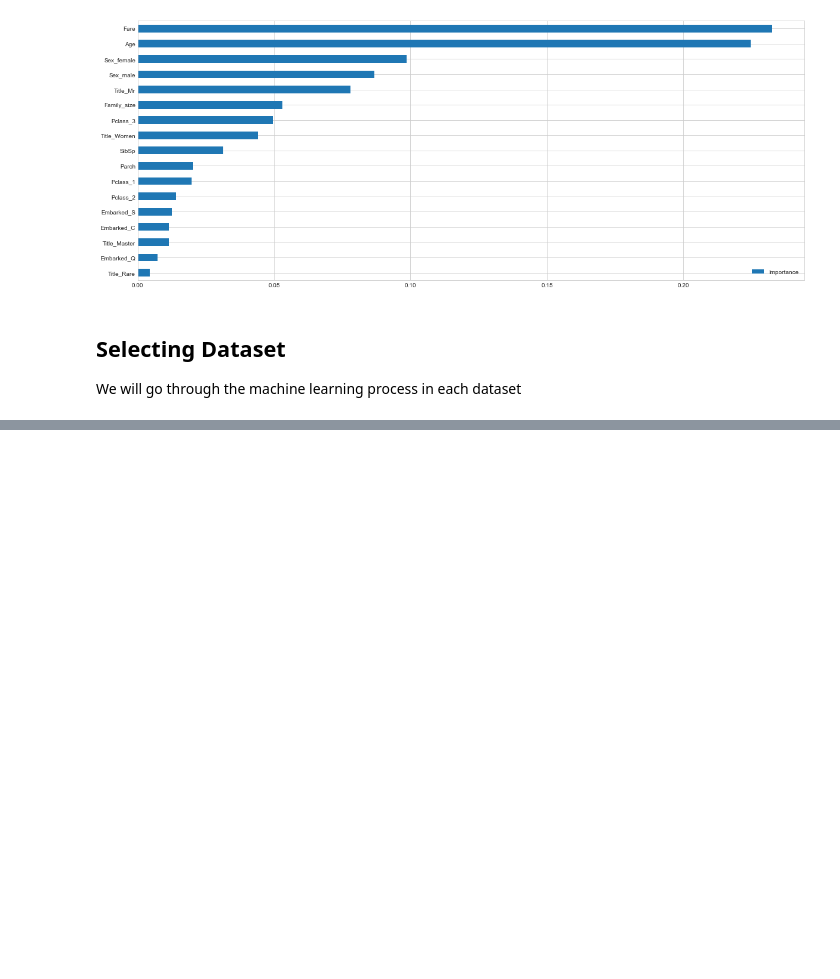
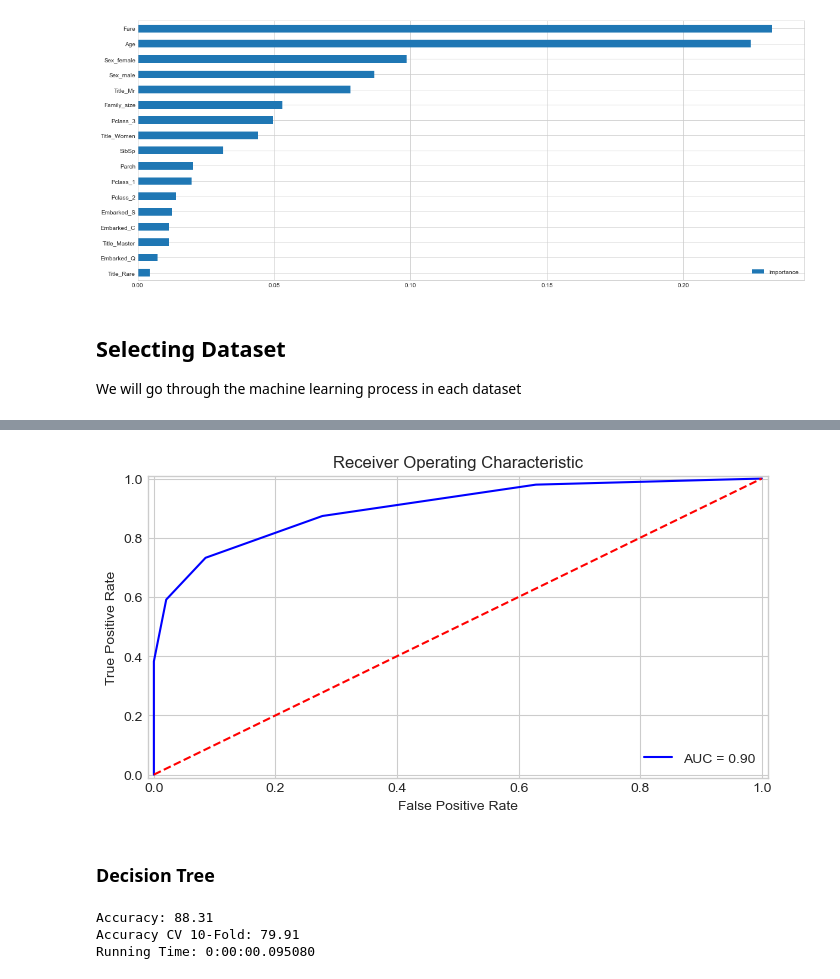
Before and after one commit to PaphobGun/ml-titanic, a Jupyter notebook: Titanic.ipynb, the cells around one changed output, grey strips where cells are left out. Saved outputs shown, nothing was run; the diff lists cells and outputs as text; code cells hidden in the pictures; blank space fills up the shorter version.

```diff
--- a/Titanic.ipynb
+++ b/Titanic.ipynb
@@ -1057,0 +1262,10 @@ selected_df.head()
+# %%
+start_time = time.time()
+train_pred_knn, acc_knn, acc_cv_knn, prob_knn = fit_ml_model(KNeighborsClassifier(n_jobs=-1),
+                                                               X_train,
+                                                               y_train,
+                                                                    10)
+knn_time = (time.time() - start_time)
+print("Accuracy: %s" % acc_knn)
+print("Accuracy CV 10-Fold: %s" % acc_cv_knn)
+print("Running Time: %s" % datetime.timedelta(seconds=knn_time))
@@ -1057,0 +1287,20 @@ selected_df.head()
+# %%
+plot_roc_curve(y_train, prob_knn)
+# %% [output]
+[figure, added]
+# %% [markdown]
+### Decision Tree
+# %%
+start_time = time.time()
+train_pred_dt, acc_dt, acc_cv_dt, prob_dt = fit_ml_model(DecisionTreeClassifier(random_state=42),
+                                                               X_train,
+                                                               y_train,
+                                                                    10)
+dt_time = (time.time() - start_time)
+print("Accuracy: %s" % acc_dt)
+print("Accuracy CV 10-Fold: %s" % acc_cv_dt)
+print("Running Time: %s" % datetime.timedelta(seconds=dt_time))
+# %% [output]
+Accuracy: 88.31
+Accuracy CV 10-Fold: 79.91
+Running Time: 0:00:00.095080
```
Also changed, not shown: parts of 68 cells of this notebook, 3 other files.
